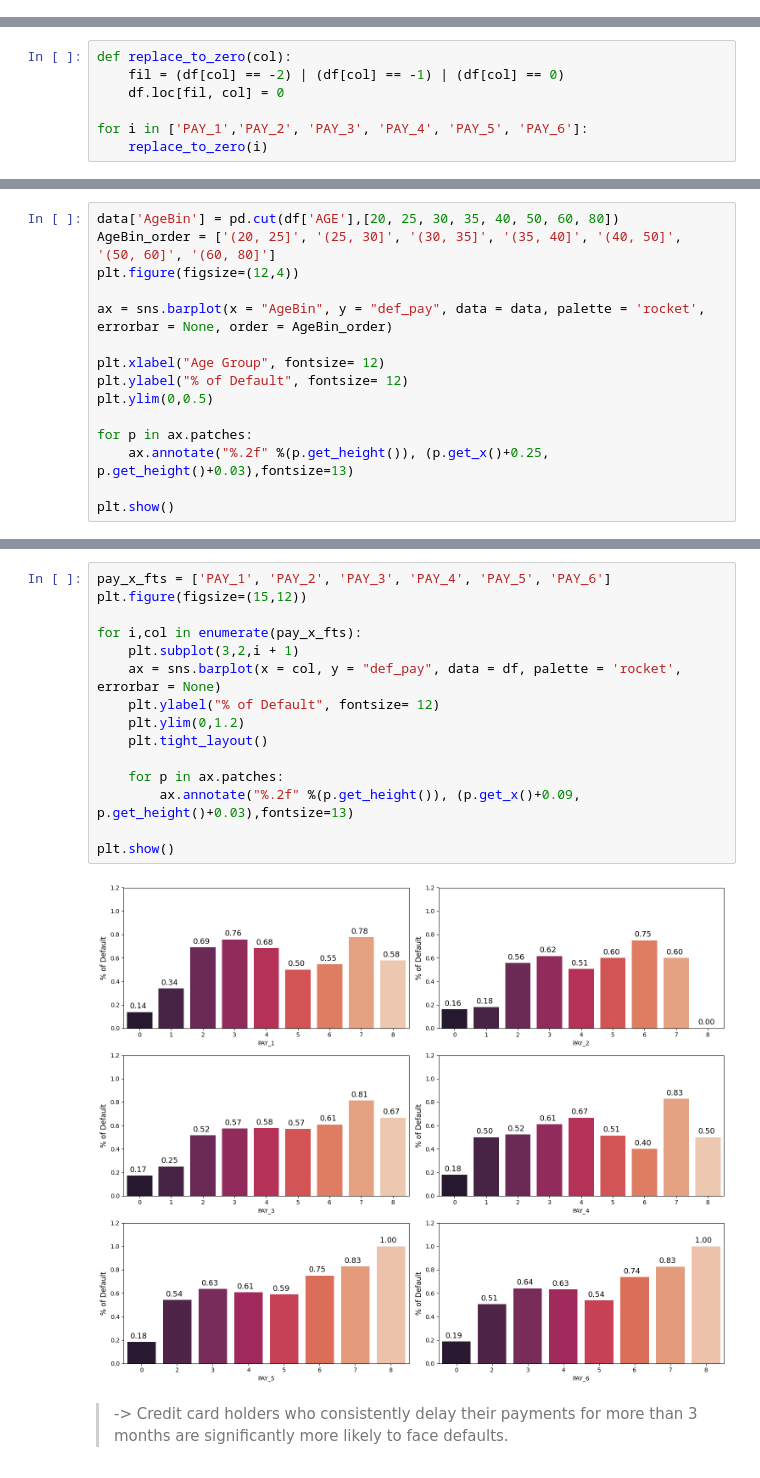
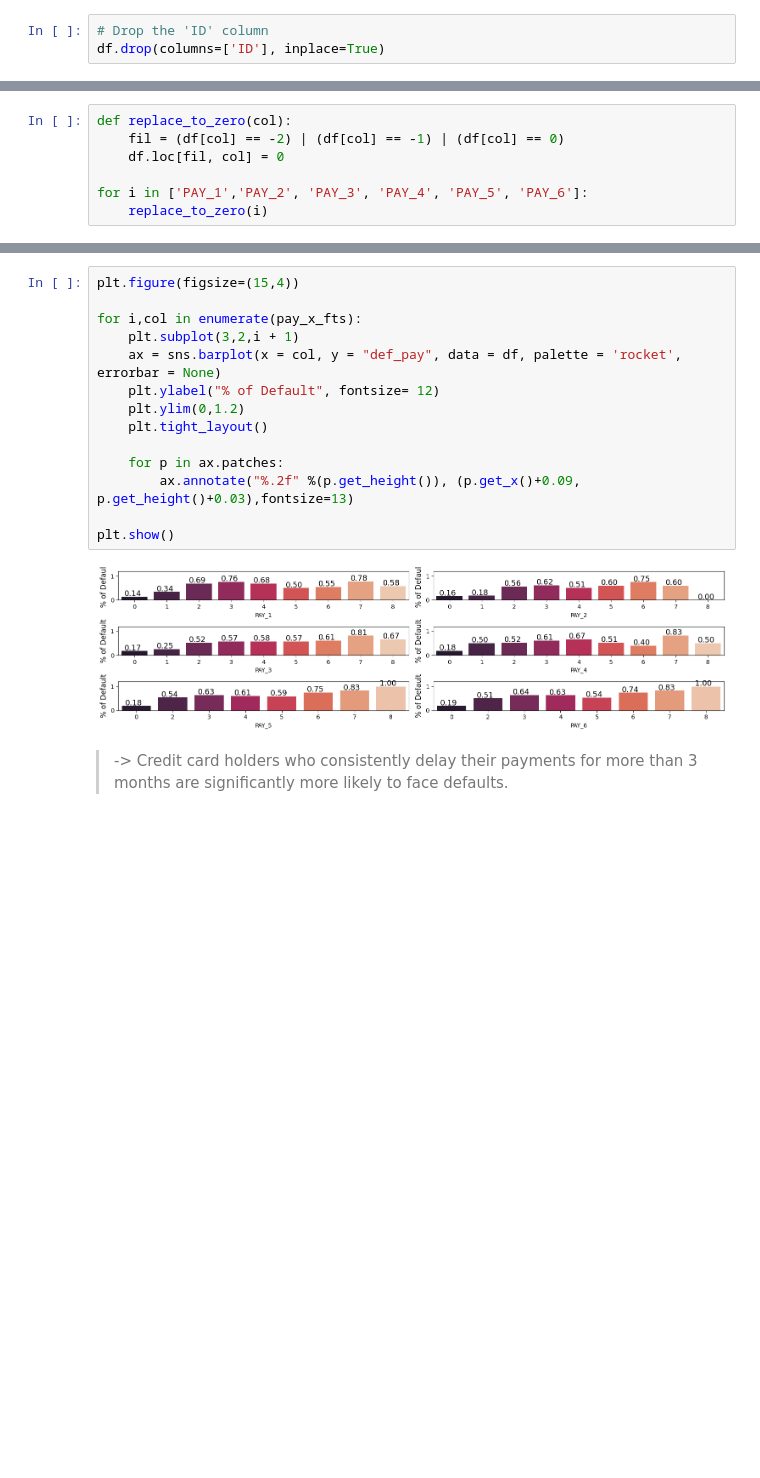
Before and after one commit to skander951/Default-of-Credit-Card-Clients, a Jupyter notebook: default-of-credit-card-clients.ipynb, the cells around one changed output, grey strips where cells are left out. Saved outputs shown, nothing was run; the diff lists cells and outputs as text; blank space fills up the shorter version.

```diff
--- a/default-of-credit-card-clients.ipynb
+++ b/default-of-credit-card-clients.ipynb
@@ -71,6 +71,9 @@ df.head()
 | 3 | 4 | 50000.0 | 2 | 2 | 1 | 37 | 0 | 0 | 0 | 0 | ... |
 | 4 | 5 | 50000.0 | 1 | 2 | 1 | 57 | -1 | 0 | -1 | 0 | ... |
 5 rows × 25 columns
+# %%
+# Drop the 'ID' column
+df.drop(columns=['ID'], inplace=True)
 # %%
 # rename to simplify
 df.rename(columns={"default.payment.next.month": "def_pay",
@@ -181,15 +166,0 @@ plt.show()
-# %%
-data['AgeBin'] = pd.cut(df['AGE'],[20, 25, 30, 35, 40, 50, 60, 80])
-AgeBin_order = ['(20, 25]', '(25, 30]', '(30, 35]', '(35, 40]', '(40, 50]', '(50, 60]', '(60, 80]']
-plt.figure(figsize=(12,4))
-
-ax = sns.barplot(x = "AgeBin", y = "def_pay", data = data, palette = 'rocket', errorbar = None, order = AgeBin_order)
-
-plt.xlabel("Age Group", fontsize= 12)
-plt.ylabel("% of Default", fontsize= 12)
-plt.ylim(0,0.5)
-
-for p in ax.patches:
-    ax.annotate("%.2f" %(p.get_height()), (p.get_x()+0.25, p.get_height()+0.03),fontsize=13)
-
-plt.show()
@@ -263,19 +184,18 @@ draw_histograms(late, late.columns, 2, 3, 10)
 # %%
-pay_x_fts = ['PAY_1', 'PAY_2', 'PAY_3', 'PAY_4', 'PAY_5', 'PAY_6']
-plt.figure(figsize=(15,12))
+plt.figure(figsize=(15,4))
 
 for i,col in enumerate(pay_x_fts):
     plt.subplot(3,2,i + 1)
     ax = sns.barplot(x = col, y = "def_pay", data = df, palette = 'rocket', errorbar = None)
     plt.ylabel("% of Default", fontsize= 12)
     plt.ylim(0,1.2)
     plt.tight_layout()
 
     for p in ax.patches:
         ax.annotate("%.2f" %(p.get_height()), (p.get_x()+0.09, p.get_height()+0.03),fontsize=13)
 
 plt.show()
 # %% [output]
-[figure, old version]
+[figure, new version]
 # %% [markdown]
 > -> Credit card holders who consistently delay their payments for more than 3 months are significantly more likely to face defaults.
```
Also changed, not shown: parts of 101 cells of this notebook.
